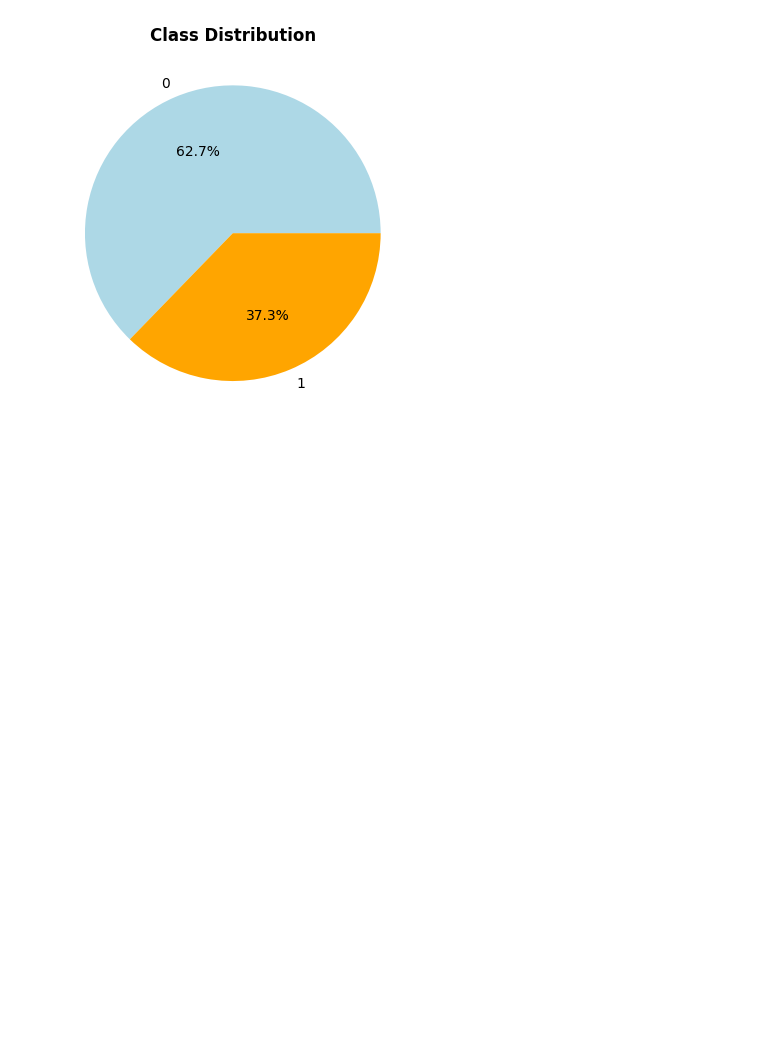
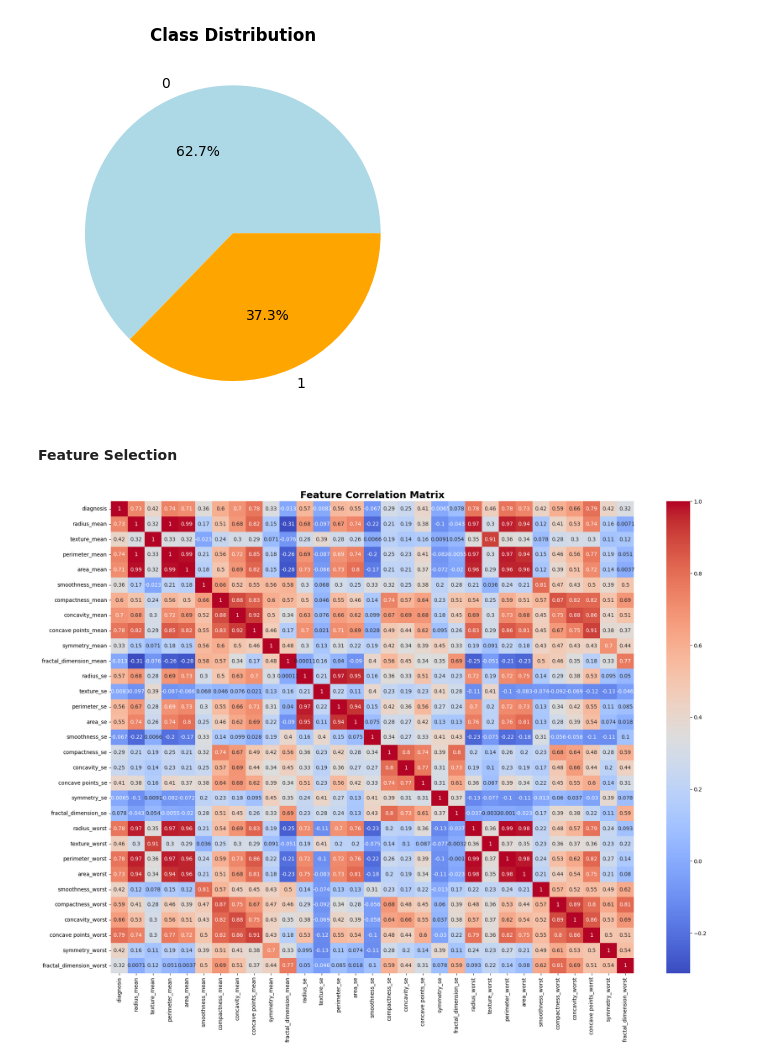
Before and after one commit to fathima-azeez/breast-cancer-prediction, a Jupyter notebook: Data_Science_Final_Project_Breast_Cancer_Classification.ipynb, the cells around one changed output. Cells and saved outputs as stored; diff of their text form; code cells hidden in the pictures; blank space fills up the shorter version.

```diff
--- a/Data_Science_Final_Project_Breast_Cancer_Classification.ipynb
+++ b/Data_Science_Final_Project_Breast_Cancer_Classification.ipynb
@@ -194,3 +194,16 @@ plt.ylabel("")
 plt.show()
 # %% [output]
 [figure]
+# %% [markdown]
+**Feature Selection**
+# %%
+# Compute correlation matrix
+corr_matrix = df.corr()
+
+# Plot heatmap
+plt.figure(figsize=(22,16))
+sns.heatmap(corr_matrix, annot=True, cmap="coolwarm")
+plt.title("Feature Correlation Matrix", fontsize=18, fontweight='bold')
+plt.show()
+# %% [output]
+[figure, added]
```
Also changed, not shown: parts of 5 cells of this notebook.
